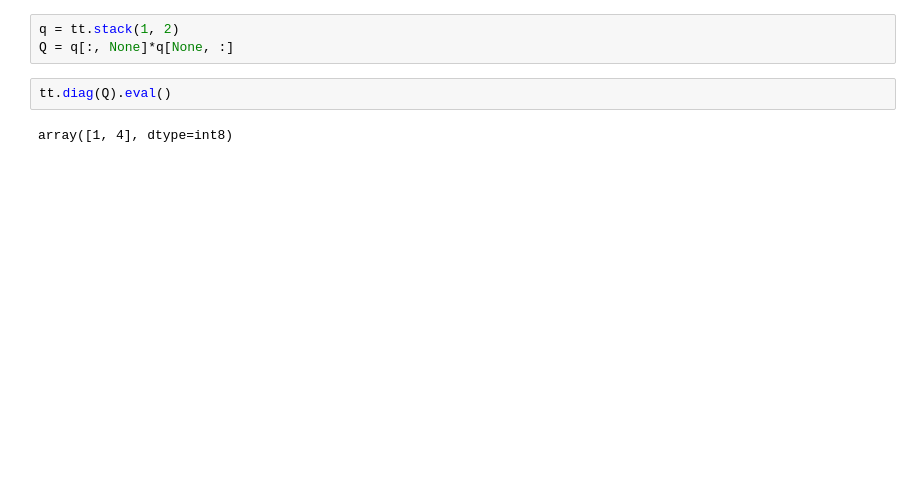
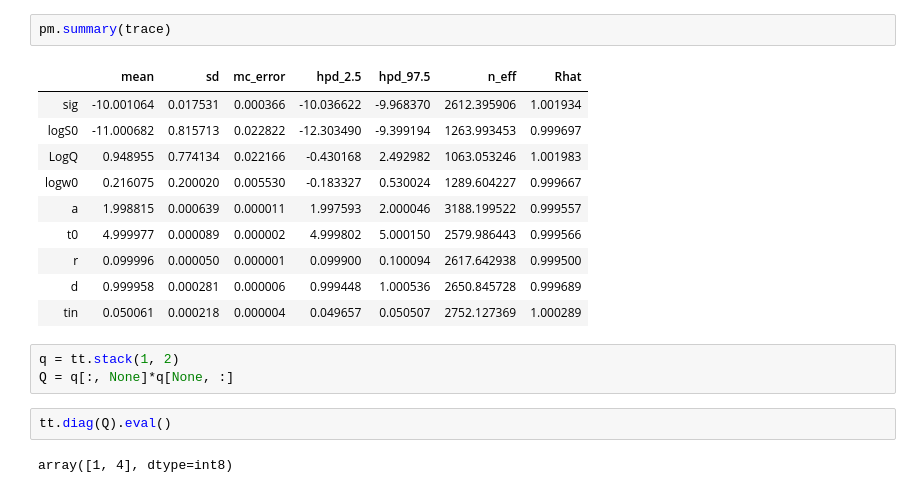
Before and after one commit to tagordon/mwtransits, a Jupyter notebook: Untitled1.ipynb, the cells around one changed output. Cells and saved outputs as stored; diff of their text form; blank space fills up the shorter version.

```diff
--- a/Untitled1.ipynb
+++ b/Untitled1.ipynb
@@ -123,3 +136,16 @@ n.shape
+# %%
+pm.summary(trace)
+# %% [output]
+|  | mean | sd | mc_error | hpd_2.5 | hpd_97.5 | n_eff | Rhat |
+| sig | -10.001064 | 0.017531 | 0.000366 | -10.036622 | -9.968370 | 2612.395906 | 1.001934 |
+| logS0 | -11.000682 | 0.815713 | 0.022822 | -12.303490 | -9.399194 | 1263.993453 | 0.999697 |
+| LogQ | 0.948955 | 0.774134 | 0.022166 | -0.430168 | 2.492982 | 1063.053246 | 1.001983 |
+| logw0 | 0.216075 | 0.200020 | 0.005530 | -0.183327 | 0.530024 | 1289.604227 | 0.999667 |
+| a | 1.998815 | 0.000639 | 0.000011 | 1.997593 | 2.000046 | 3188.199522 | 0.999557 |
+| t0 | 4.999977 | 0.000089 | 0.000002 | 4.999802 | 5.000150 | 2579.986443 | 0.999566 |
+| r | 0.099996 | 0.000050 | 0.000001 | 0.099900 | 0.100094 | 2617.642938 | 0.999500 |
+| d | 0.999958 | 0.000281 | 0.000006 | 0.999448 | 1.000536 | 2650.845728 | 0.999689 |
+| tin | 0.050061 | 0.000218 | 0.000004 | 0.049657 | 0.050507 | 2752.127369 | 1.000289 |
 # %%
 q = tt.stack(1, 2)
 Q = q[:, None]*q[None, :]
```
Also changed, not shown: parts of 10 cells of this notebook, 1 other file.
